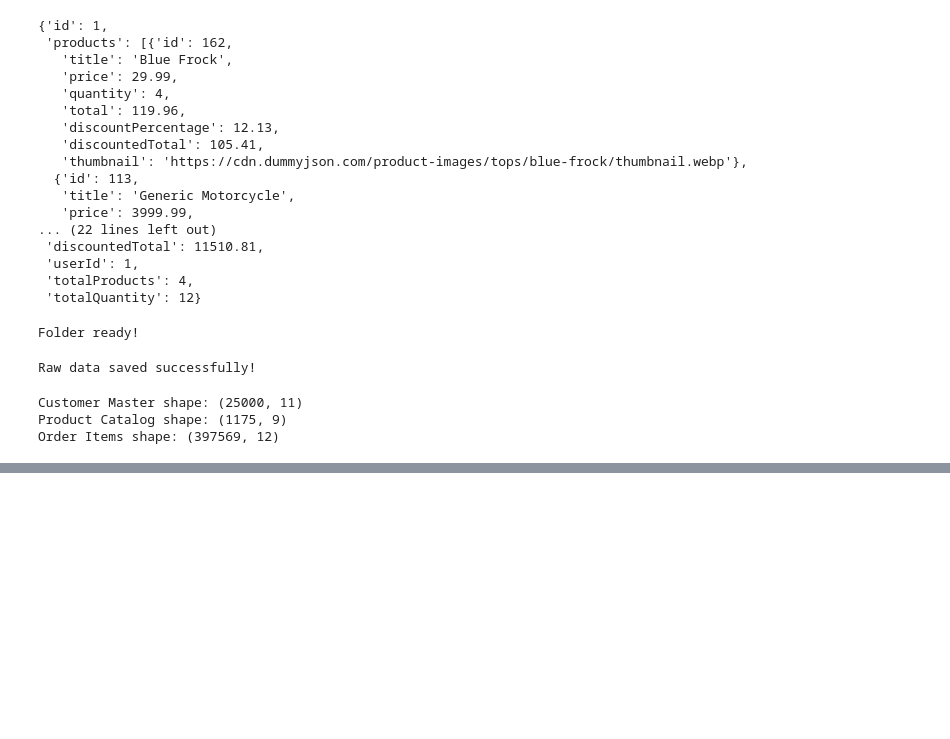
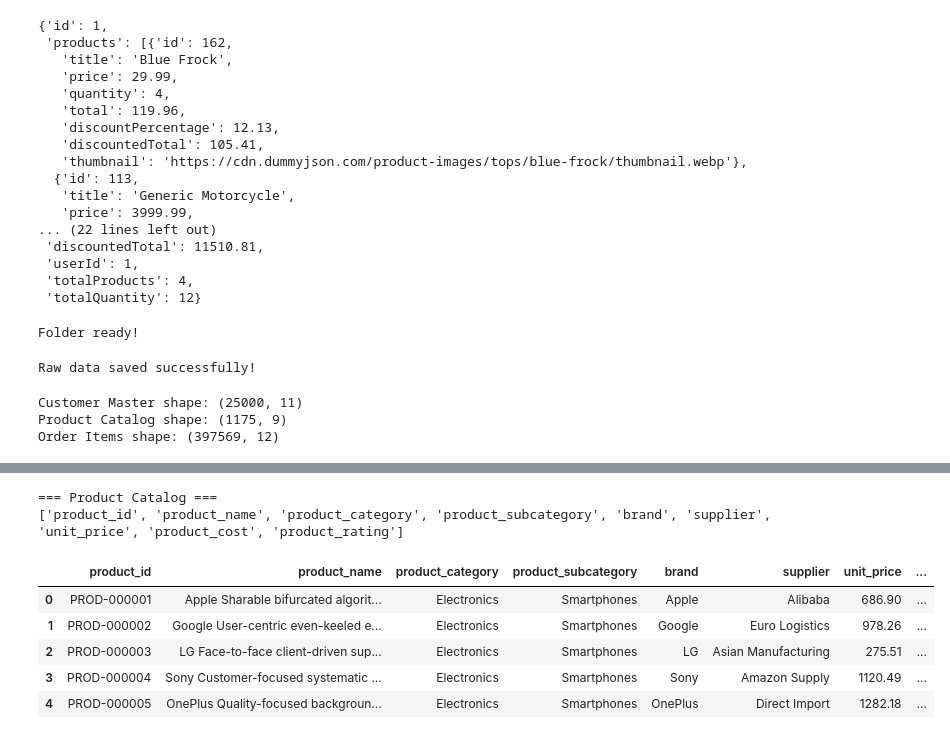
Before and after one commit to Arooj2002/agentic-customer360-bi-platform, a Jupyter notebook: extract_explore.ipynb, the cells around one changed output, grey strips where cells are left out. Drawn from its saved outputs; the diff is of its cells as text; code cells hidden in the pictures; blank space fills up the shorter version.

```diff
--- a/extract_explore.ipynb
+++ b/extract_explore.ipynb
@@ -152,0 +188,14 @@ Order Items shape: (397569, 12)
+# %%
+# product catalog explore
+print ("=== Product Catalog ===")
+print (product_catalog.columns.to_list())
+product_catalog.head()
+# %% [output]
+=== Product Catalog ===
+['product_id', 'product_name', 'product_category', 'product_subcategory', 'brand', 'supplier', 'unit_price', 'product_cost', 'product_rating']
+|  | product_id | product_name | product_category | product_subcategory | brand | supplier | unit_price | ... |
+| 0 | PROD-000001 | Apple Sharable bifurcated algorit... | Electronics | Smartphones | Apple | Alibaba | 686.90 | ... |
+| 1 | PROD-000002 | Google User-centric even-keeled e... | Electronics | Smartphones | Google | Euro Logistics | 978.26 | ... |
+| 2 | PROD-000003 | LG Face-to-face client-driven sup... | Electronics | Smartphones | LG | Asian Manufacturing | 275.51 | ... |
+| 3 | PROD-000004 | Sony Customer-focused systematic ... | Electronics | Smartphones | Sony | Amazon Supply | 1120.49 | ... |
+| 4 | PROD-000005 | OnePlus Quality-focused backgroun... | Electronics | Smartphones | OnePlus | Direct Import | 1282.18 | ... |
```
Also changed, not shown: parts of 11 cells of this notebook, 6 other files.
